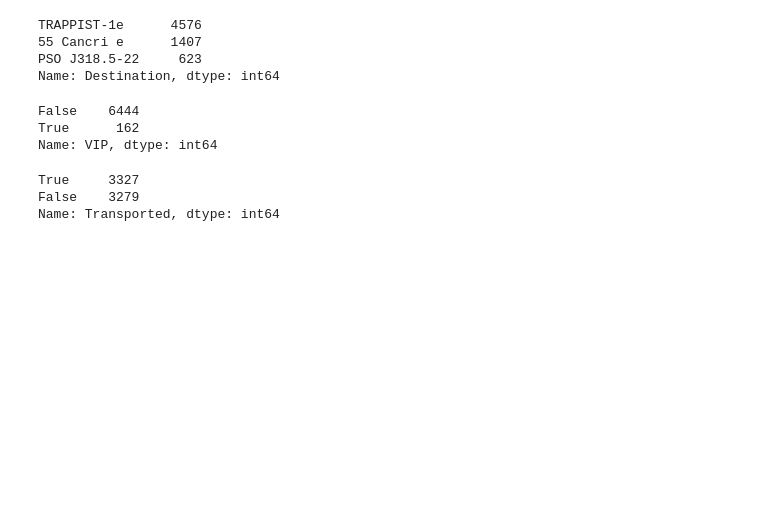
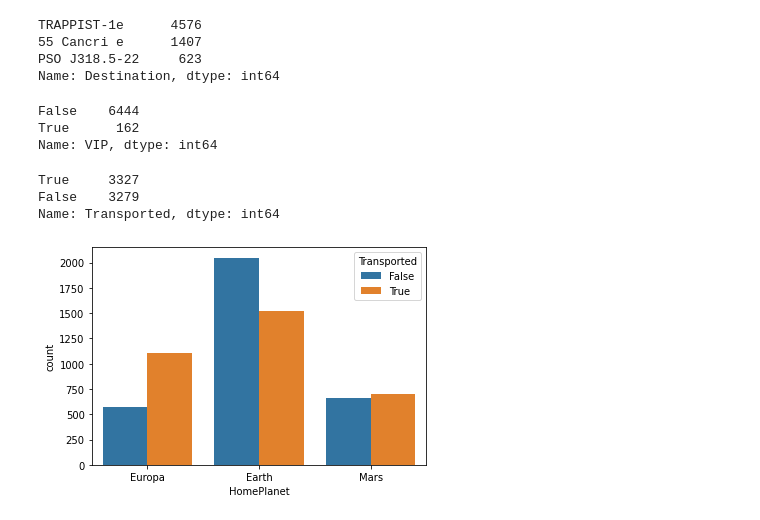
Before and after one commit to gioelebbc/Kaggle-Titanic-spaceship, a Jupyter notebook: code.ipynb, the cells around one changed output. Cells and saved outputs as stored; diff of their text form; code cells hidden in the pictures; blank space fills up the shorter version.

```diff
--- a/code.ipynb
+++ b/code.ipynb
@@ -193,3 +193,7 @@ test_df_final[['VIP', 'CryoSleep', 'side']] = test_df_final[['VIP', 'CryoSleep',
 test_df_final = pd.get_dummies(test_df_final, columns=['HomePlanet', 'Destination', 'deck'])
 
 test_df_final = test_df_final.drop(['PassengerId', 'Cabin', 'num'], axis = 1)
+# %%
+sns.countplot(data = train_df, x='HomePlanet', hue= 'Transported');
+# %% [output]
+[figure, added]
```
Also changed, not shown: parts of 4 cells of this notebook.
